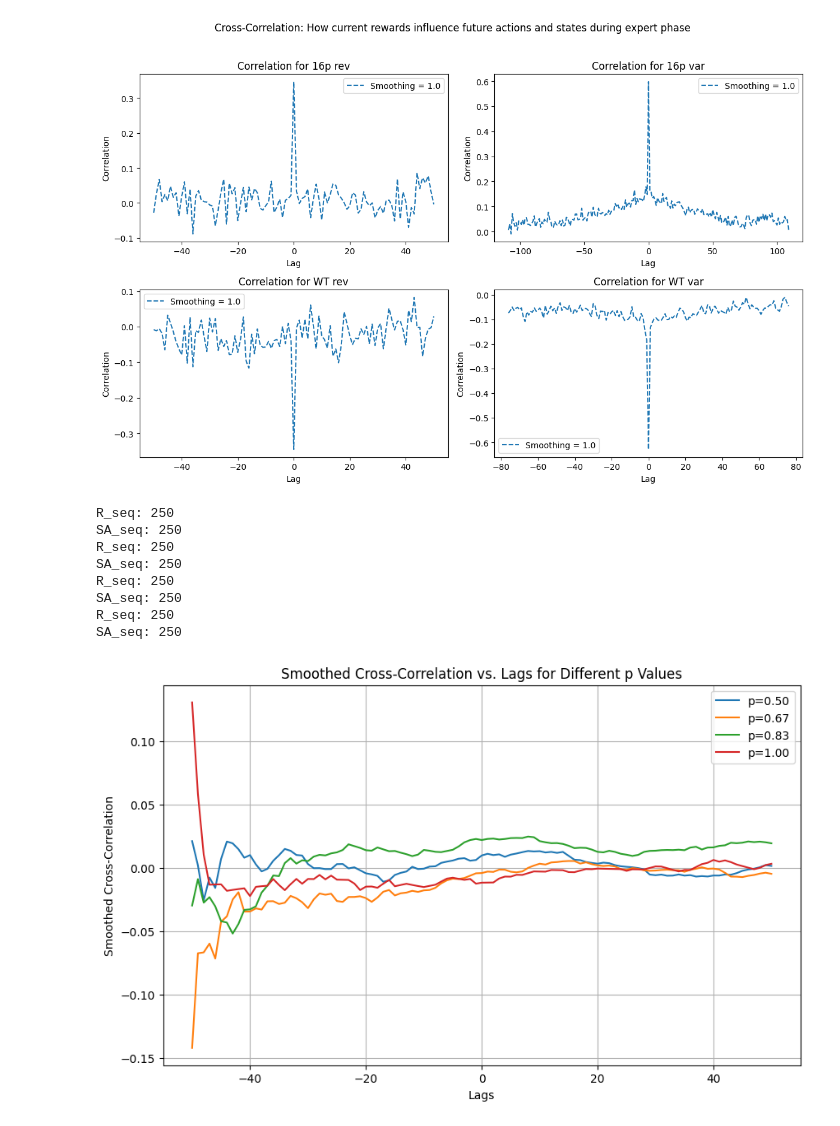
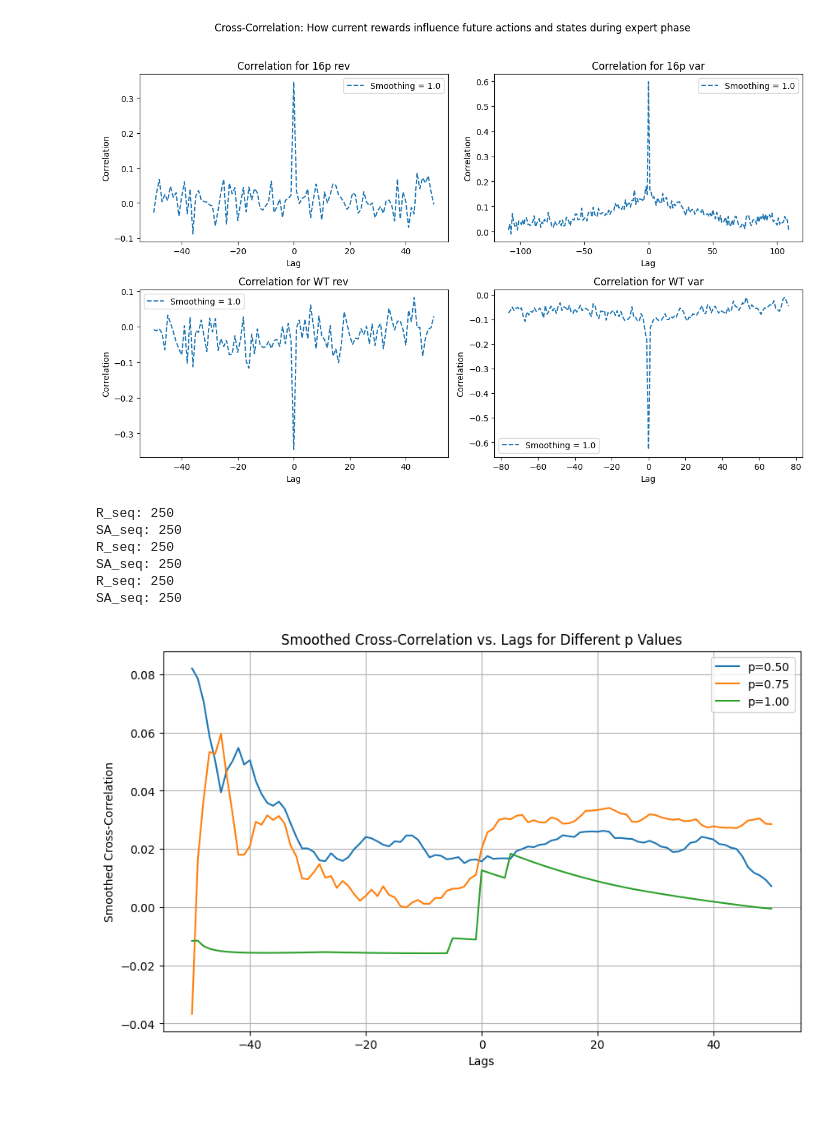
Before and after one commit to sabdi077/Max._Likelihood_-_Transient_Q_ij, a Jupyter notebook: SR:A_AR:S_R:AS_ANALYSIS.ipynb, the cells around one changed output. Cells and saved outputs as stored; diff of their text form; code cells hidden in the pictures.

```diff
--- a/SR:A_AR:S_R:AS_ANALYSIS.ipynb
+++ b/SR:A_AR:S_R:AS_ANALYSIS.ipynb
@@ -582,18 +582,14 @@ def cross_correlation_manual(x, y, lag_var, mx_lag):
             segment_x = x[:len(x) - lag] if lag >= 0 else x[-lag:]
             segment_y = y[lag:] if lag >= 0 else y[:len(y) + lag]
 
-        if len(segment_x) == 0 or len(segment_y) == 0 or len(segment_x) != len(segment_y):
-            c_lag.append(0)
-            continue
 
         std_x = np.std(segment_x)
         std_y = np.std(segment_y)
-
-        #if std_x != 0 and std_y != 0:
         c = np.sum((segment_x - mean_x) * (segment_y - mean_y))
-        c_lag.append(c / (float(std_x) * float(std_y) * len(segment_x)))
-        #else:
-            #c_lag.append(c / ((1e-5)**2 * len(segment_x)))
+        if std_x != 0 and std_y != 0:
+            c_lag.append(c / (float(std_x) * float(std_y) * (len(segment_x))))
+        else:
+            c_lag.append(0)
 
     return c_lag
 
@@ -669,7 +665,7 @@ def R_mapping(states, actions, rewards, expert_series):
 def avg_correlate(states, actions, rewards, expert_series):
     max_lag = int(0.2*(250))
     R_seq = R_mapping(states, actions, rewards, expert_series)
-    SA_seq = A_mapping(states, actions, rewards, expert_series)
+    SA_seq = SA_mapping(states, actions, rewards, expert_series)
 
     print("R_seq:", len(R_seq))  # Add this line
     print("SA_seq:", len(SA_seq))  # Add this line
@@ -695,40 +691,36 @@ def main(T, A, B, p, alpha):
     y_mouse_rev_smoothed = exponential_smoothing(pd.Series(y_mouse_rev), alpha).values
 
     return x_mouse_rev, y_mouse_rev_smoothed
 
-ps = np.linspace(0.5, 1, 4)
-'''alpha = float(input('What smoothing value would you like? (between 0 and 1): ').strip())
+ps = np.linspace(0.5, 1, 3)
+alpha = float(input('What smoothing value would you like? (between 0 and 1): ').strip())
 T = int(input('What number of trials would you like? '))
 A = float(input('What learning rate would you like? '))
-B = float(input('What beta would you like? '))'''
-T  = 10000
-A = 0.7
-B = 5
-alpha = 0.01
+B = float(input('What beta would you like? '))
+
 if __name__ == "__main__":
     plt.figure(figsize=(10, 6))
 
     for p in ps:
         x_mouse_rev, y_mouse_rev_smoothed = main(T, A, B, p, alpha)
         plt.plot(x_mouse_rev, y_mouse_rev_smoothed, label=f'p={p:.2f}')
 
     plt.xlabel('Lags')
     plt.ylabel('Smoothed Cross-Correlation')
     plt.title('Smoothed Cross-Correlation vs. Lags for Different p Values')
     plt.legend()
     plt.grid(True)
     plt.show()
 
 
 
     # To avoid std = 0, try betas that are small and large number of trials
+    # usually p = 1, has std = 0
 # %% [output]
 R_seq: 250
 SA_seq: 250
 R_seq: 250
 SA_seq: 250
 R_seq: 250
 SA_seq: 250
-R_seq: 250
-SA_seq: 250
-[figure, old version]
+[figure, new version]
```
Also changed, not shown: parts of 1 cell of this notebook.
